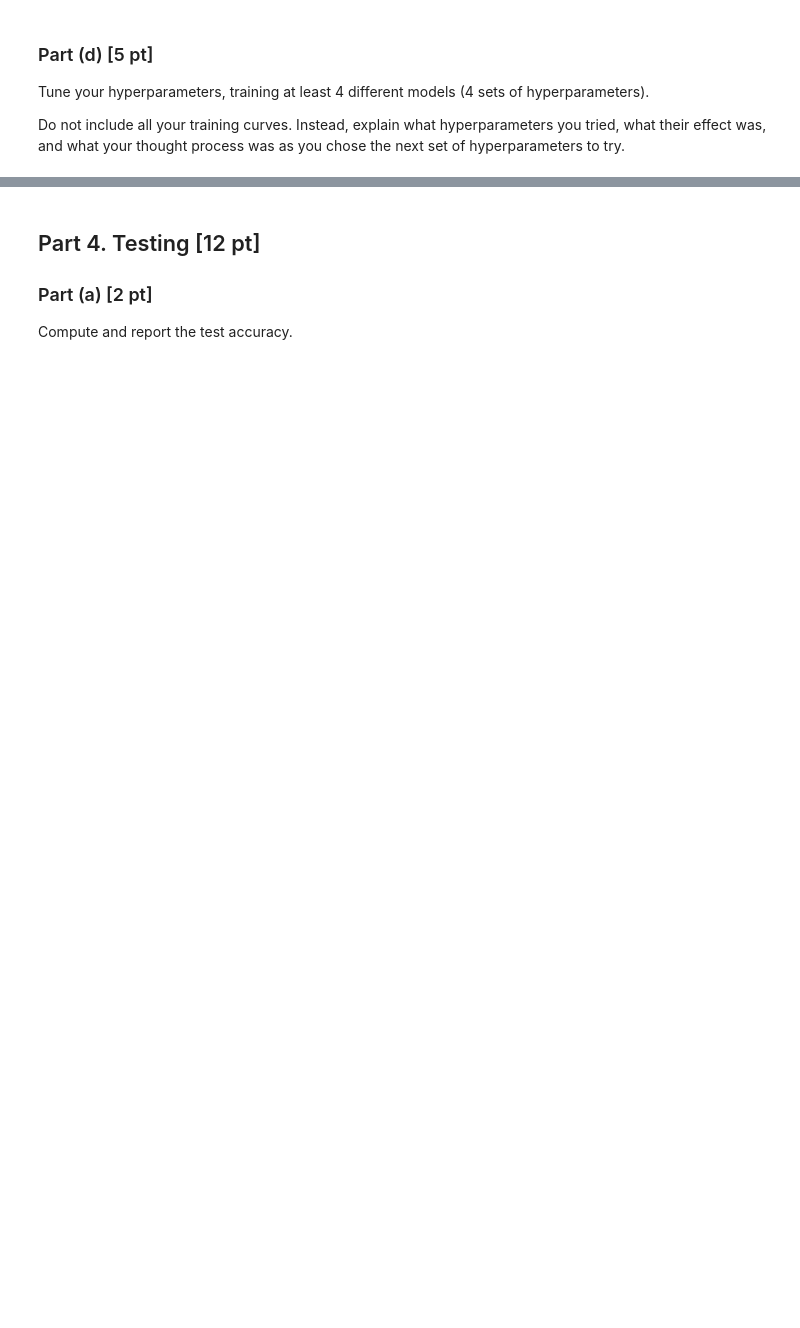
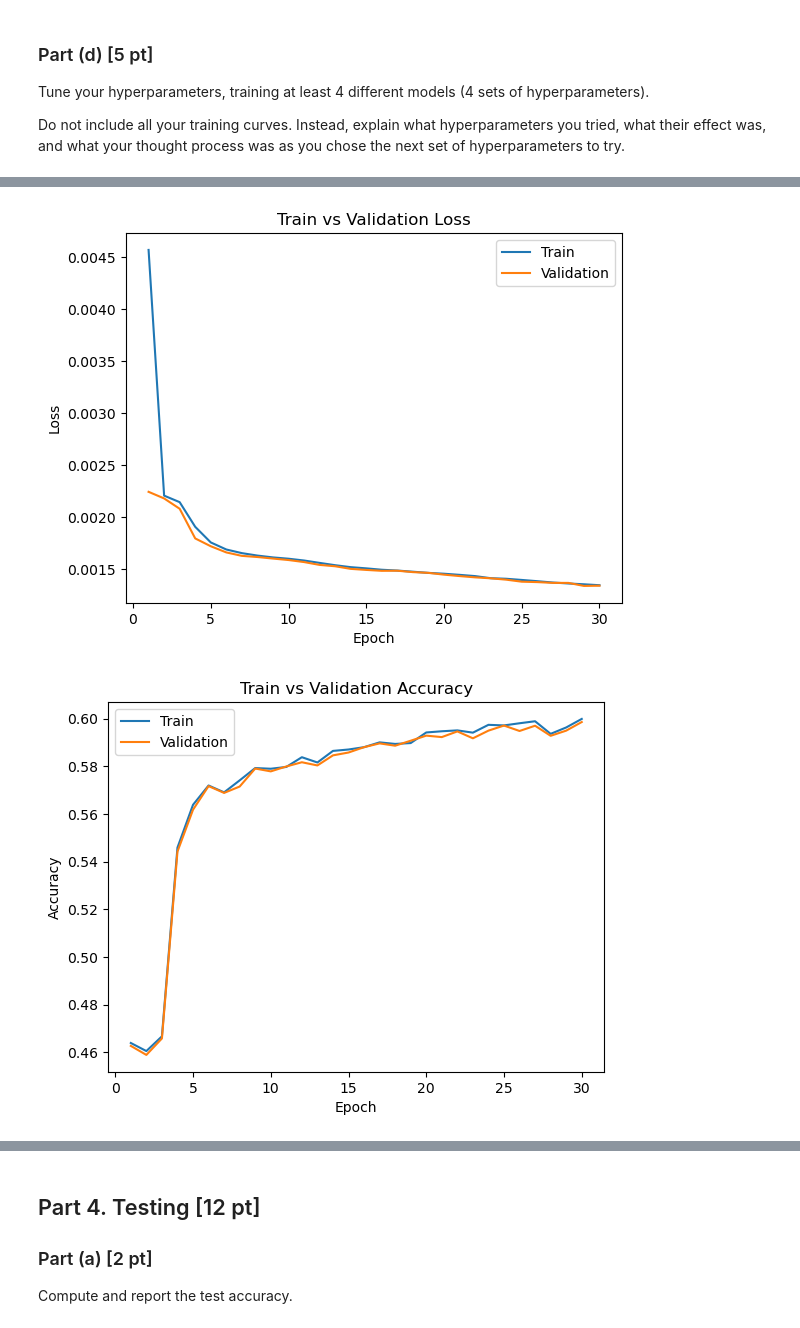
Before and after one commit to EthanRajah/ML-Learning, a Jupyter notebook: APS360 Labs/Lab4/Lab_4_Data_Imputation_Winter_2022.ipynb, the cells around one changed output, grey strips where cells are left out. Cells and saved outputs as stored; diff of their text form; code cells hidden in the pictures; blank space fills up the shorter version.

```diff
--- a/APS360 Labs/Lab4/Lab_4_Data_Imputation_Winter_2022.ipynb
+++ b/APS360 Labs/Lab4/Lab_4_Data_Imputation_Winter_2022.ipynb
@@ -534,0 +629,4 @@ chose the next set of hyperparameters to try.
+# %%
+model = AutoEncoder()
+train(model, train_loader, val_loader, num_epochs=30, learning_rate=0.0001)
+# %% [output]
@@ -534,0 +650,2 @@ chose the next set of hyperparameters to try.
+[figure, added]
+[figure, added]
```
Also changed, not shown: parts of 12 cells of this notebook.
